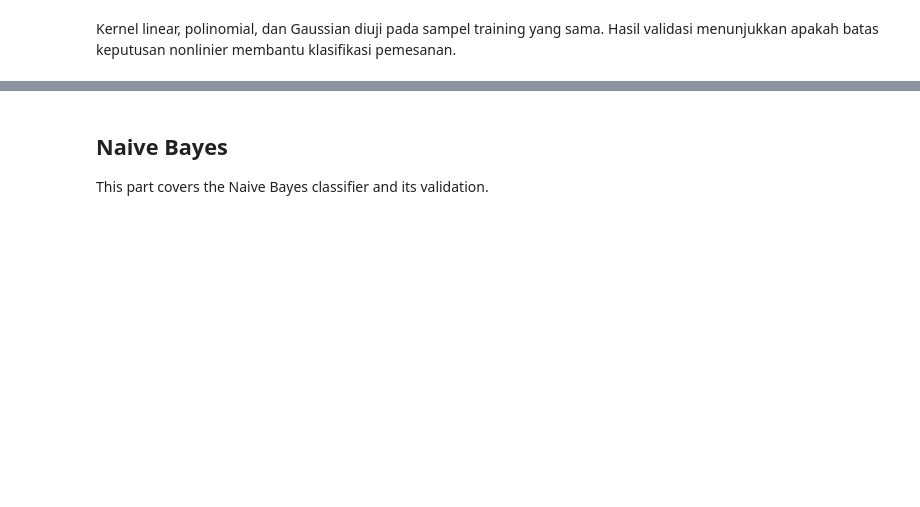
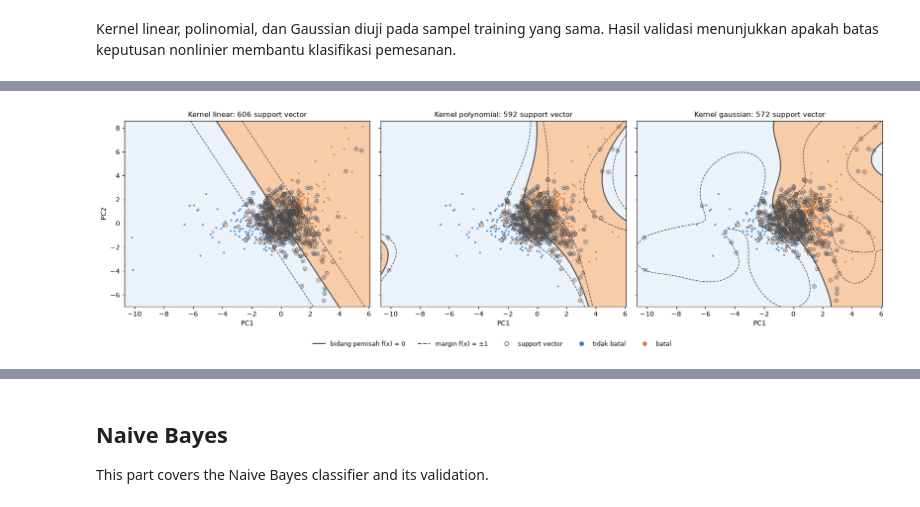
Before and after one commit to Alvacodee/IF3170_G13_brownbear, a Jupyter notebook: src/IF3170_G13_brownbear.ipynb, the cells around one changed output, grey strips where cells are left out. Saved outputs shown, nothing was run; the diff lists cells and outputs as text; code cells hidden in the pictures; blank space fills up the shorter version.

```diff
--- a/src/IF3170_G13_brownbear.ipynb
+++ b/src/IF3170_G13_brownbear.ipynb
@@ -700,23 +702,23 @@ model_inputs = {
 }
 knn_params = dict(k=25, metric='manhattan', weights='distance', vote_power=1.5,
                   mismatch_groups=knn_prep.mismatch_groups_, tolerances=knn_prep.tolerances_)
+logreg_params = {
+    'LogReg L1': dict(penalty='l1', reg_strength=.01, max_iter=2000, tol=1e-5),
+    'LogReg L2': dict(penalty='l2', reg_strength=.01, max_iter=2000, tol=1e-5),
+    'LogReg Elastic Net': dict(penalty='elasticnet', reg_strength=.01, l1_ratio=.5, max_iter=2000, tol=1e-5),
+}
+svm_params = {
+    'linear': dict(C=1, max_iter=100_000),
+    'polynomial': dict(C=1, degree=3, gamma=.1, coef0=1, max_iter=100_000),
+    'gaussian': dict(C=3, gamma=.1, class_weight={1: 1.3}, max_iter=100_000),
+}
 model_factories = {
     'KNN': ('knn', lambda: KNN(**knn_params)),
     'CART': ('tree', lambda: DecisionTree(max_depth=10, min_samples_leaf=20)),
-    'LogReg L1': ('numeric', lambda: LogisticRegression(
-        penalty='l1', reg_strength=.01, max_iter=2000, tol=1e-5)),
-    'LogReg L2': ('numeric', lambda: LogisticRegression(
-        penalty='l2', reg_strength=.01, max_iter=2000, tol=1e-5)),
-    'LogReg Elastic Net': ('numeric', lambda: LogisticRegression(
-        penalty='elasticnet', reg_strength=.01, l1_ratio=.5,
-        max_iter=2000, tol=1e-5)),
-    'SVM Linear': ('svm', lambda: SVM(kernel='linear', C=1, max_iter=100_000)),
-    'SVM Polynomial': ('svm', lambda: SVM(
-        kernel='polynomial', C=1, degree=3, gamma=.1, coef0=1,
-        max_iter=100_000)),
-    'SVM Gaussian': ('svm', lambda: SVM(
-        kernel='gaussian', C=3, gamma=.1, class_weight={1: 1.3},
-        max_iter=100_000)),
+    **{name: ('numeric', lambda params=params: LogisticRegression(**params))
+       for name, params in logreg_params.items()},
+    **{f'SVM {kernel.capitalize()}': ('svm', lambda kernel=kernel, params=params: SVM(kernel=kernel, **params))
+       for kernel, params in svm_params.items()},
     'Naive Bayes': ('nb', lambda: NaiveBayes(alpha=1)),
     'Naive Bayes TAN': ('nb', lambda: TreeAugmentedNaiveBayes(alpha=1)),
 }
@@ -1100,0 +1186,7 @@ Kernel linear, polinomial, dan Gaussian diuji pada sampel training yang sama. Ha
+# %%
+X_train_svm = svm_prep.transform(train_set)
+fig = plot_svm_kernels(X_train_svm, y_train.to_numpy(), svm_params, seed=CFG.SEED)
+fig.savefig(CFG.OUTPUT_DIR / 'svm_kernels.png', dpi=150, bbox_inches='tight')
+plt.show()
+# %% [output]
+[figure, added]
```
Also changed, not shown: parts of 22 cells of this notebook, 1 other file.
